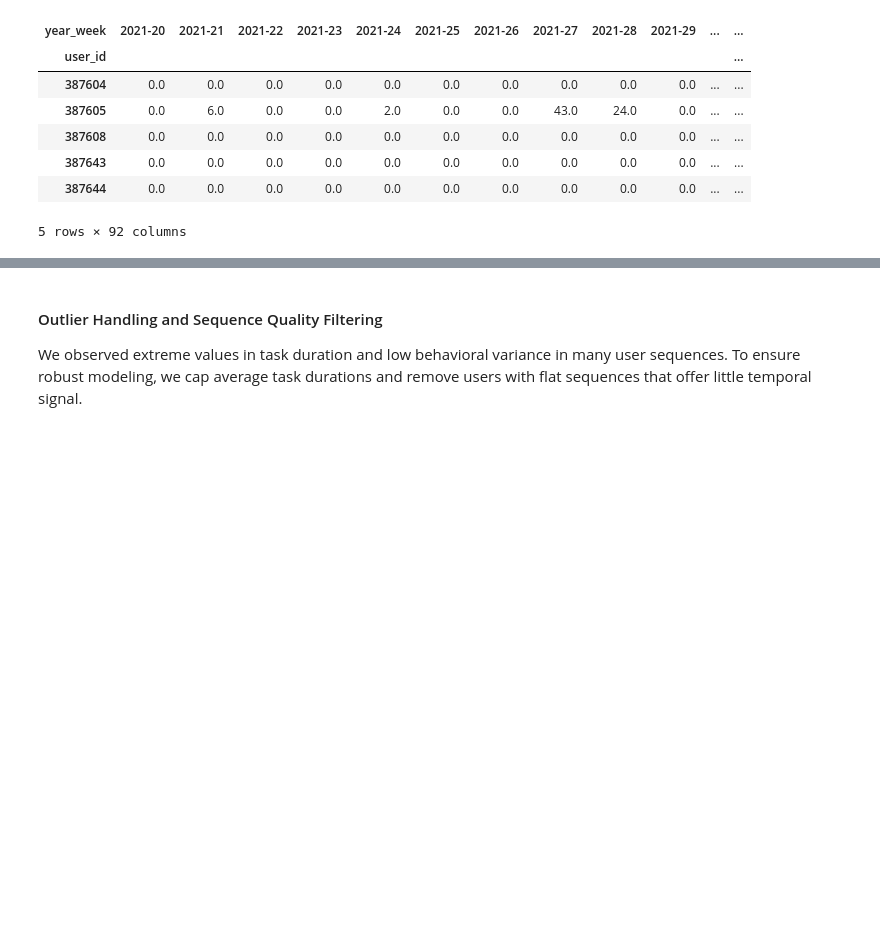
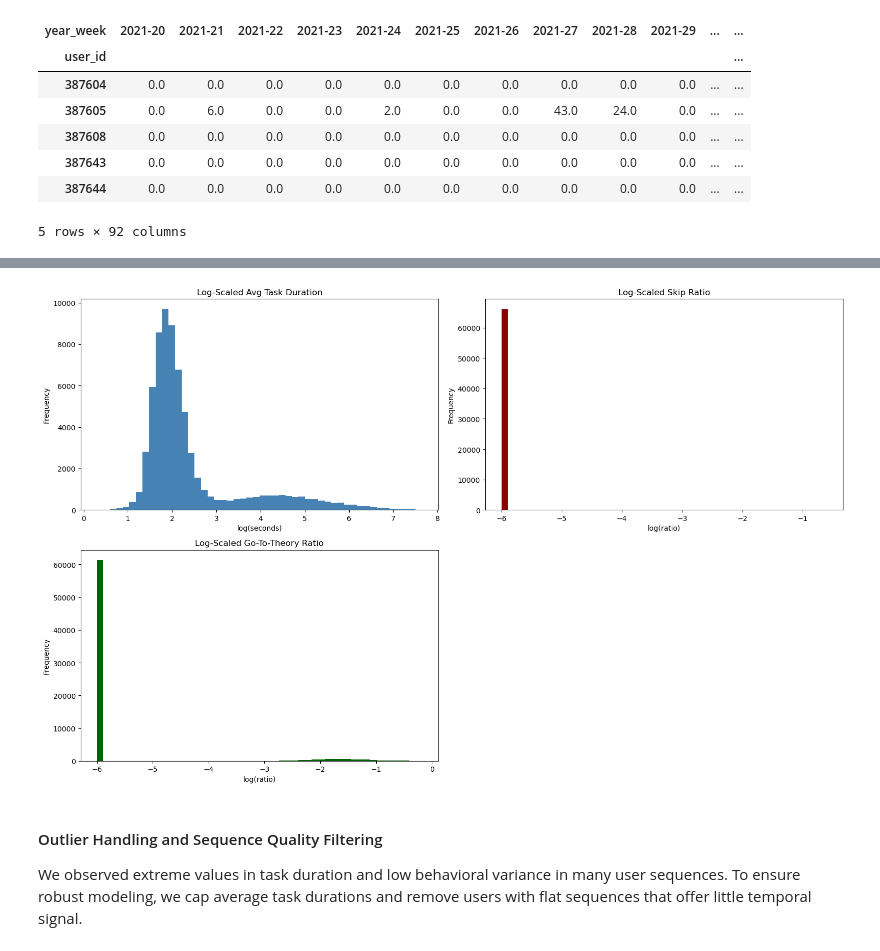
Before and after one commit to linou12/DataWhisperers, a Jupyter notebook: m6_DataWhisperers.ipynb, the cells around one changed output, grey strips where cells are left out. Drawn from its saved outputs; the diff is of its cells as text; code cells hidden in the pictures; blank space fills up the shorter version.

```diff
--- a/m6_DataWhisperers.ipynb
+++ b/m6_DataWhisperers.ipynb
@@ -268,3 +289,36 @@ plt.show()
+# %%
+
+# Helper: safely apply log with small constant to avoid log(0)
+def safe_log(x):
+    return np.log10(x + 1e-6)
+
+plt.figure(figsize=(16, 10))
+
+# Avg task duration
+plt.subplot(2, 2, 1)
+plt.hist(safe_log(weekly_activity['avg_task_duration'].dropna()), bins=50, color='steelblue')
+plt.title("Log-Scaled Avg Task Duration")
+plt.xlabel("log(seconds)")
+plt.ylabel("Frequency")
+
+# Skip ratio
+plt.subplot(2, 2, 2)
+plt.hist(safe_log(weekly_activity['skip_ratio'].dropna()), bins=50, color='darkred')
+plt.title("Log-Scaled Skip Ratio")
+plt.xlabel("log(ratio)")
+plt.ylabel("Frequency")
+
+# Go-to-theory ratio
+plt.subplot(2, 2, 3)
+plt.hist(safe_log(weekly_activity['go_theory_ratio'].dropna()), bins=50, color='darkgreen')
+plt.title("Log-Scaled Go-To-Theory Ratio")
+plt.xlabel("log(ratio)")
+plt.ylabel("Frequency")
+
+plt.tight_layout()
+plt.show()
+# %% [output]
+[figure, added]
 # %% [markdown]
 #### Outlier Handling and Sequence Quality Filtering
 
```
Also changed, not shown: parts of 24 cells of this notebook.
